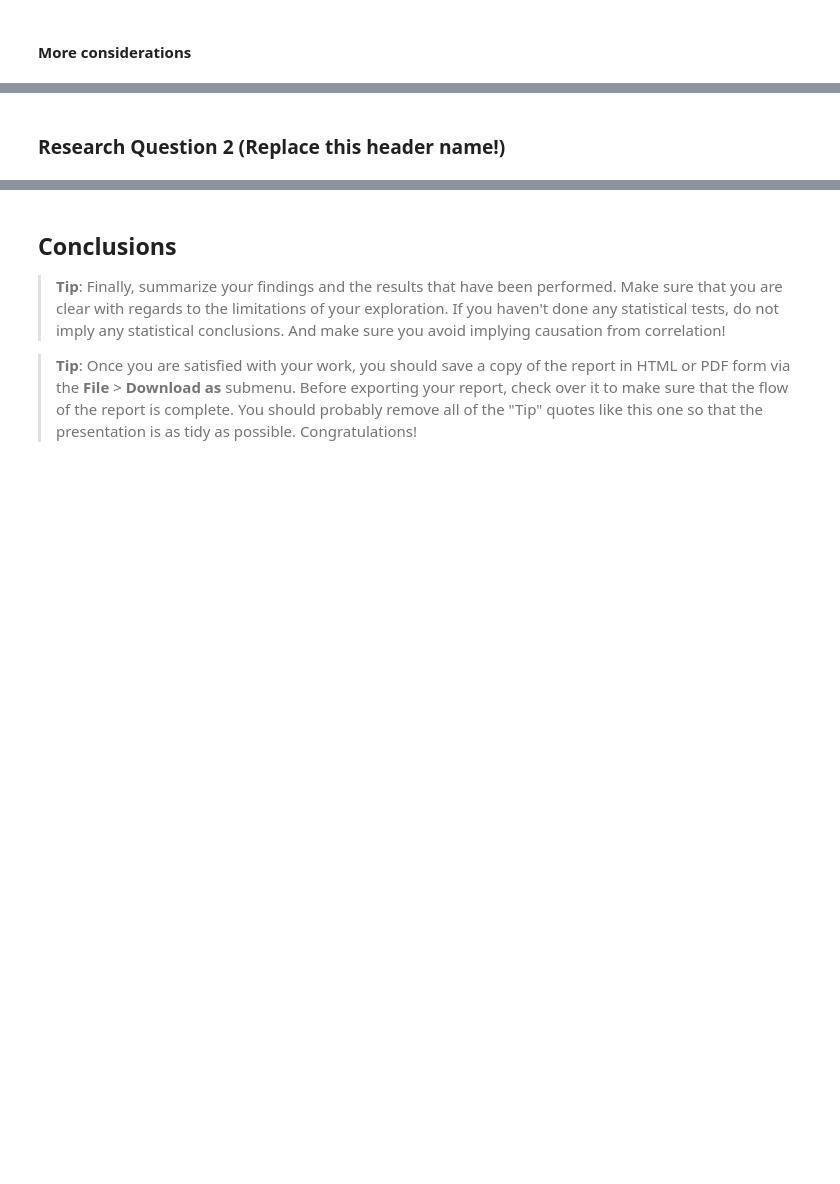
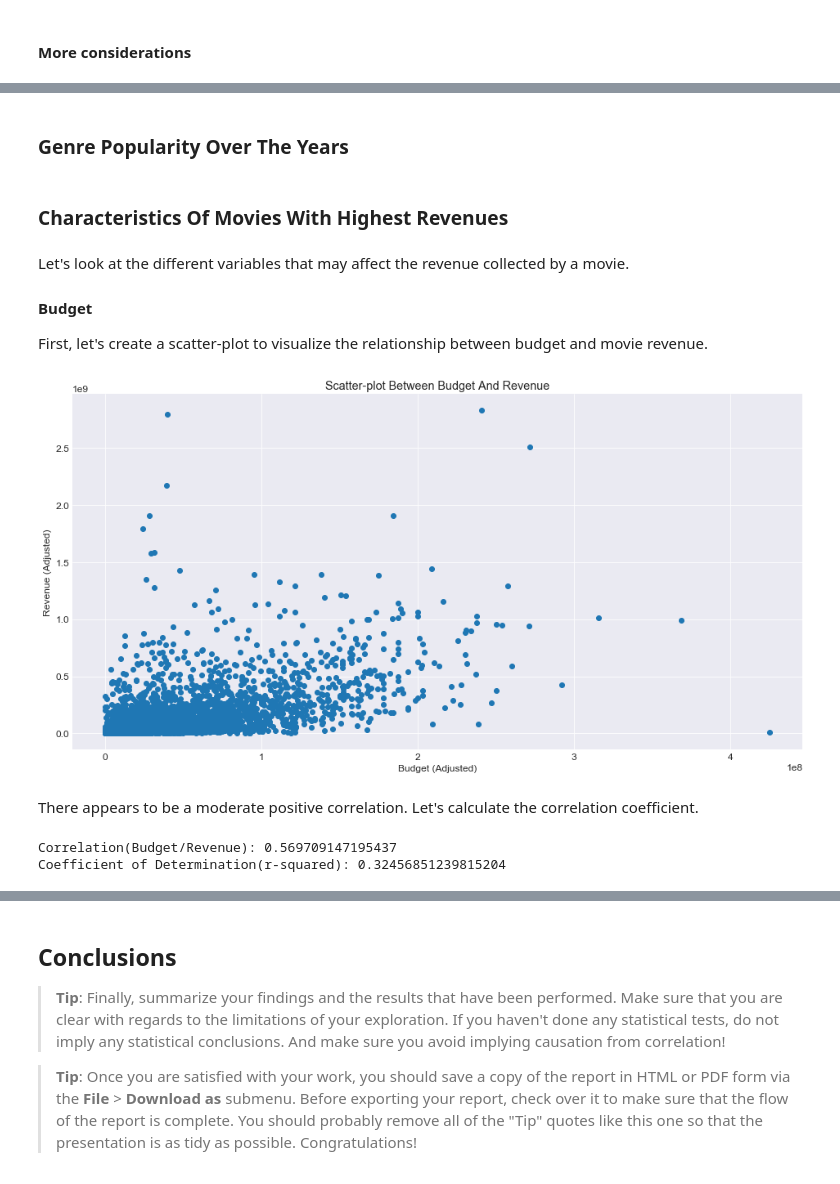
Before and after one commit to coderford/TMDb_movie_analysis, a Jupyter notebook: analysis_notebook.ipynb, the cells around one changed output, grey strips where cells are left out. Cells and saved outputs as stored; diff of their text form; code cells hidden in the pictures; blank space fills up the shorter version.

```diff
--- a/analysis_notebook.ipynb
+++ b/analysis_notebook.ipynb
@@ -411,5 +416,5 @@ Movies with both revenue and budget info: 3840
+# %% [markdown]
+### Genre Popularity Over The Years
 # %%
 # Use this, and more code cells, to explore your data. Don't forget to add
 #   Markdown cells to document your observations and findings.
-# %% [markdown]
-### Research Question 2  (Replace this header name!)
@@ -419,0 +421,31 @@ Movies with both revenue and budget info: 3840
+# %% [markdown]
+### Characteristics Of Movies With Highest Revenues
+# %% [markdown]
+Let's look at the different variables that may affect the revenue collected by a movie.
+
+#### Budget
+
+First, let's create a scatter-plot to visualize the relationship between budget and movie revenue.
+# %%
+# using matplotlib's scatter() function:
+
+fig = plt.figure(figsize = (16, 8))
+ax = plt.axes()
+ax.scatter(revenue_df['budget_adj'], revenue_df['revenue_adj'])
+plt.xlabel('Budget (Adjusted)')
+plt.ylabel('Revenue (Adjusted)')
+plt.title('Scatter-plot Between Budget And Revenue')
+plt.show()
+# %% [output]
+[figure, added]
+# %% [markdown]
+There appears to be a moderate positive correlation. Let's calculate the correlation coefficient.
+# %%
+# using DataFrame.corr() function and the Pearson method to calculate correlation:
+correlations = revenue_df.corr() # returns a dataframe containing pairwise correlation values
+
+print('Correlation(Budget/Revenue):', correlations.loc['budget_adj', 'revenue_adj'])
+print('Coefficient of Determination(r-squared):', correlations.loc['budget_adj', 'revenue_adj']**2)
+# %% [output]
+Correlation(Budget/Revenue): 0.569709147195437
+Coefficient of Determination(r-squared): 0.32456851239815204
```
Also changed, not shown: parts of 39 cells of this notebook.
